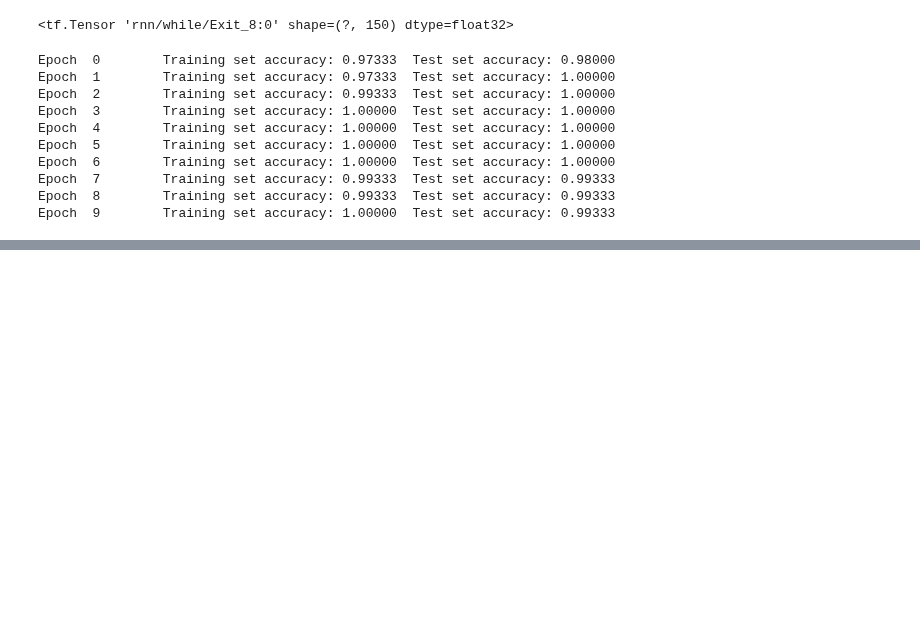
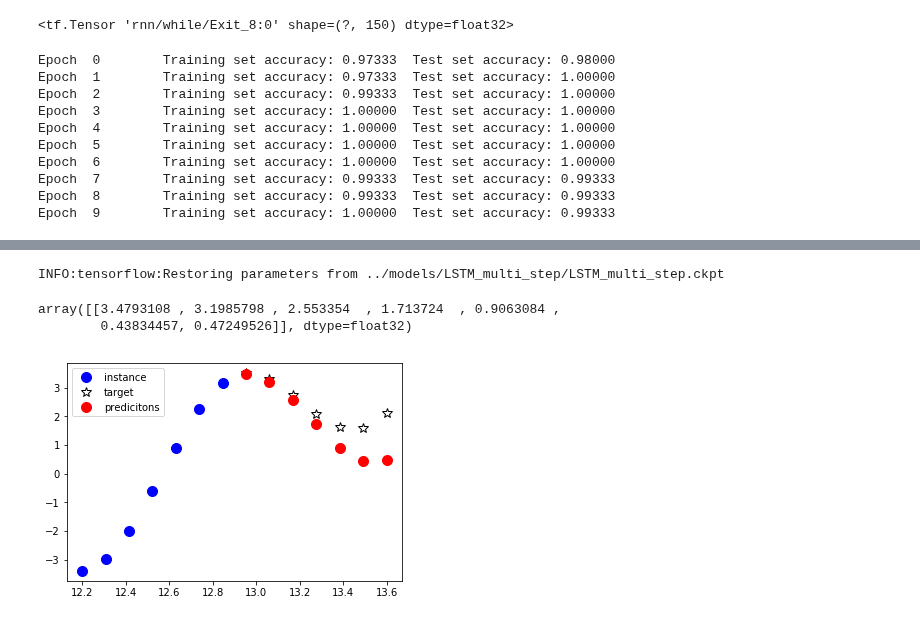
Before and after one commit to Schnell5/ML, a Jupyter notebook: notebooks/TensorFlow_RNN.ipynb, the cells around one changed output, grey strips where cells are left out. Drawn from its saved outputs; the diff is of its cells as text; code cells hidden in the pictures; blank space fills up the shorter version.

```diff
--- a/notebooks/TensorFlow_RNN.ipynb
+++ b/notebooks/TensorFlow_RNN.ipynb
@@ -900,0 +1026,6 @@ Epoch  9        Training set accuracy: 1.00000  Test set accuracy: 0.99333
+# %%
+n_steps = 7
+n_inputs = 1
+n_neurons = 200 # RNN cell neurons
+n_hidden = 100  # Dense layer neurons
+n_outputs = 7
@@ -900,0 +1053,14 @@ Epoch  9        Training set accuracy: 1.00000  Test set accuracy: 0.99333
+# %%
+n_iterations = 1000
+batch_size = 50
+
+with tf.Session() as sess:
+    init.run()
+    for iteration in range(n_iterations):
+        X_batch, y_batch = next_batch(batch_size, n_steps, n_forecast)
+        y_batch = y_batch.reshape(batch_size, n_outputs)
+        sess.run(training_op, feed_dict={X: X_batch, y: y_batch})
+        if iteration % 100 == 0:
+            rmse = loss_rmse.eval(feed_dict={X: X_batch, y: y_batch})
+            print("{}: {}".format(iteration, rmse))
+    save_path = saver.save(sess, "../models/LSTM_multi_step/LSTM_multi_step.ckpt")
@@ -900,0 +1078,3 @@ Epoch  9        Training set accuracy: 1.00000  Test set accuracy: 0.99333
+# %%
+X_new = time_series(np.array(t_batch[:-n_forecast].reshape(-1, n_steps, n_inputs)))
+X_new
@@ -900,0 +1089,16 @@ Epoch  9        Training set accuracy: 1.00000  Test set accuracy: 0.99333
+# %%
+with tf.Session() as sess:
+    saver.restore(sess, save_path)
+    predictions = outputs.eval(feed_dict={X: X_new})
+predictions
+# %% [output]
+INFO:tensorflow:Restoring parameters from ../models/LSTM_multi_step/LSTM_multi_step.ckpt
+array([[3.4793108 , 3.1985798 , 2.553354  , 1.713724  , 0.9063084 ,
+        0.43834457, 0.47249526]], dtype=float32)
+# %%
+plt.plot(t_batch[:-n_forecast], time_series(t_batch[:-n_forecast]), "bo", markersize=10, label="instance")
+plt.plot(t_batch[n_forecast:], time_series(t_batch[n_forecast:]), "w*", markersize=10, markeredgecolor="k", label="target")
+plt.plot(t_batch[n_forecast:], predictions.reshape(-1), "ro", markersize=10, label="predicitons")
+plt.legend(loc="upper left");
+# %% [output]
+[figure, added]
```
Also changed, not shown: parts of 25 cells of this notebook.
